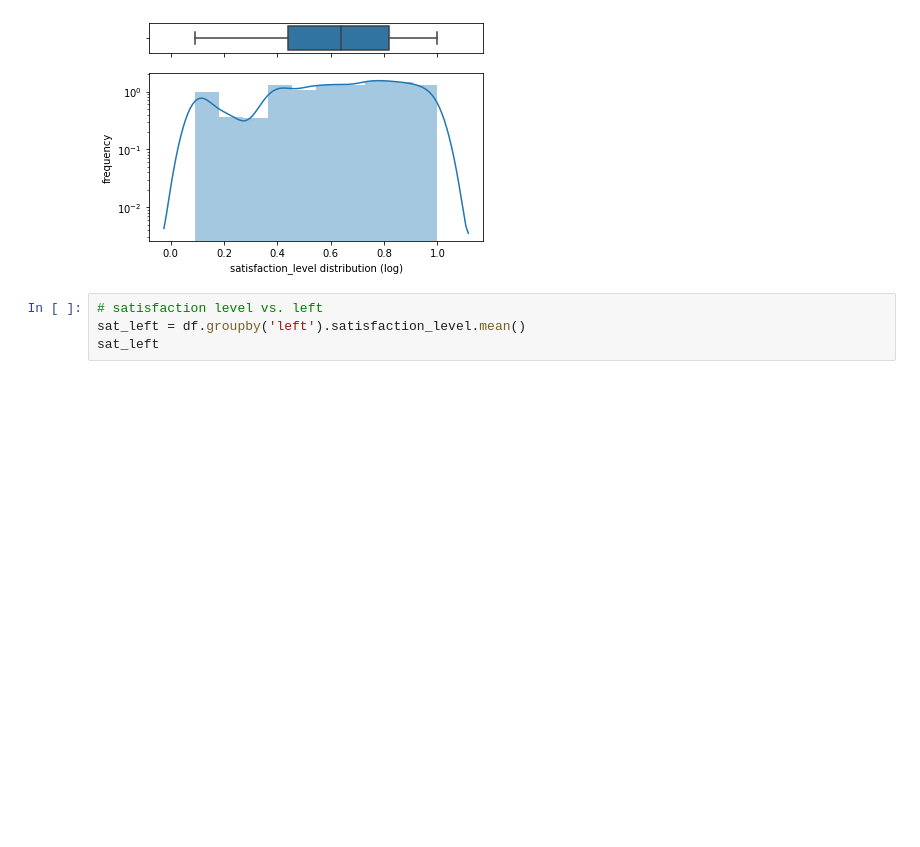
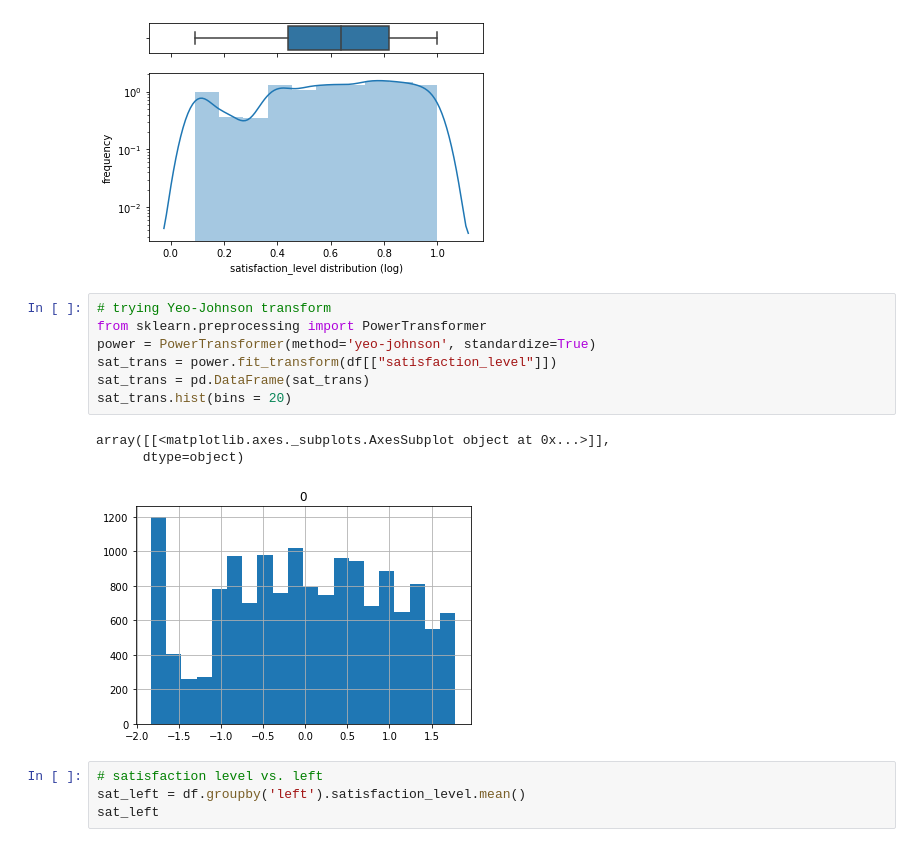
Before and after one commit to Dmitry-V-Makarov/Netology, a Jupyter notebook: pyda-13/capstone/churn_prediction.ipynb, the cells around one changed output. Drawn from its saved outputs; the diff is of its cells as text; blank space fills up the shorter version.

```diff
--- a/pyda-13/capstone/churn_prediction.ipynb
+++ b/pyda-13/capstone/churn_prediction.ipynb
@@ -352,6 +353,17 @@ ax_hist.set(ylabel='frequency')
 # %% [output]
 [Text(0, 0.5, 'frequency')]
 [figure]
+# %%
+# trying Yeo-Johnson transform
+from sklearn.preprocessing import PowerTransformer
+power = PowerTransformer(method='yeo-johnson', standardize=True)
+sat_trans = power.fit_transform(df[["satisfaction_level"]])
+sat_trans = pd.DataFrame(sat_trans)
+sat_trans.hist(bins = 20)
+# %% [output]
+array([[<matplotlib.axes._subplots.AxesSubplot object at 0x...>]],
+      dtype=object)
+[figure, added]
 # %%
 # satisfaction level vs. left
 sat_left = df.groupby('left').satisfaction_level.mean()
```
Also changed, not shown: parts of 1 cell of this notebook, 2 other files.
